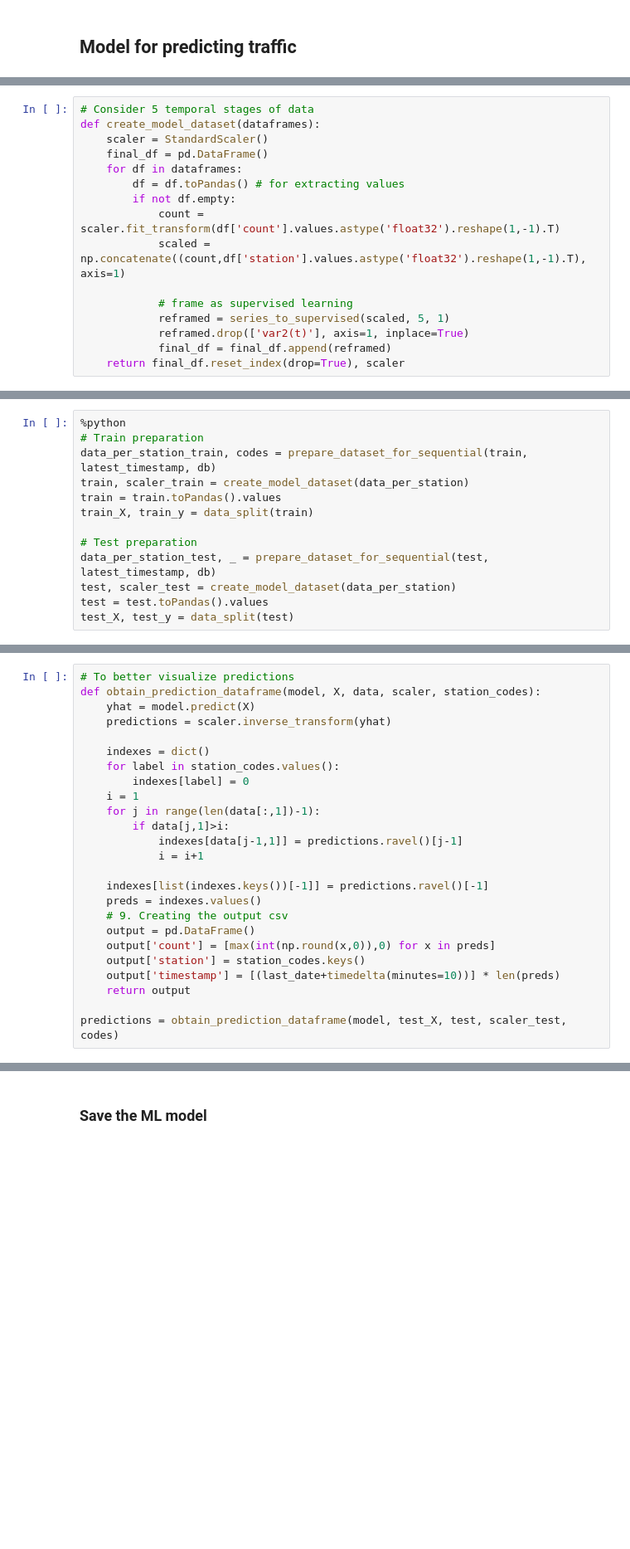
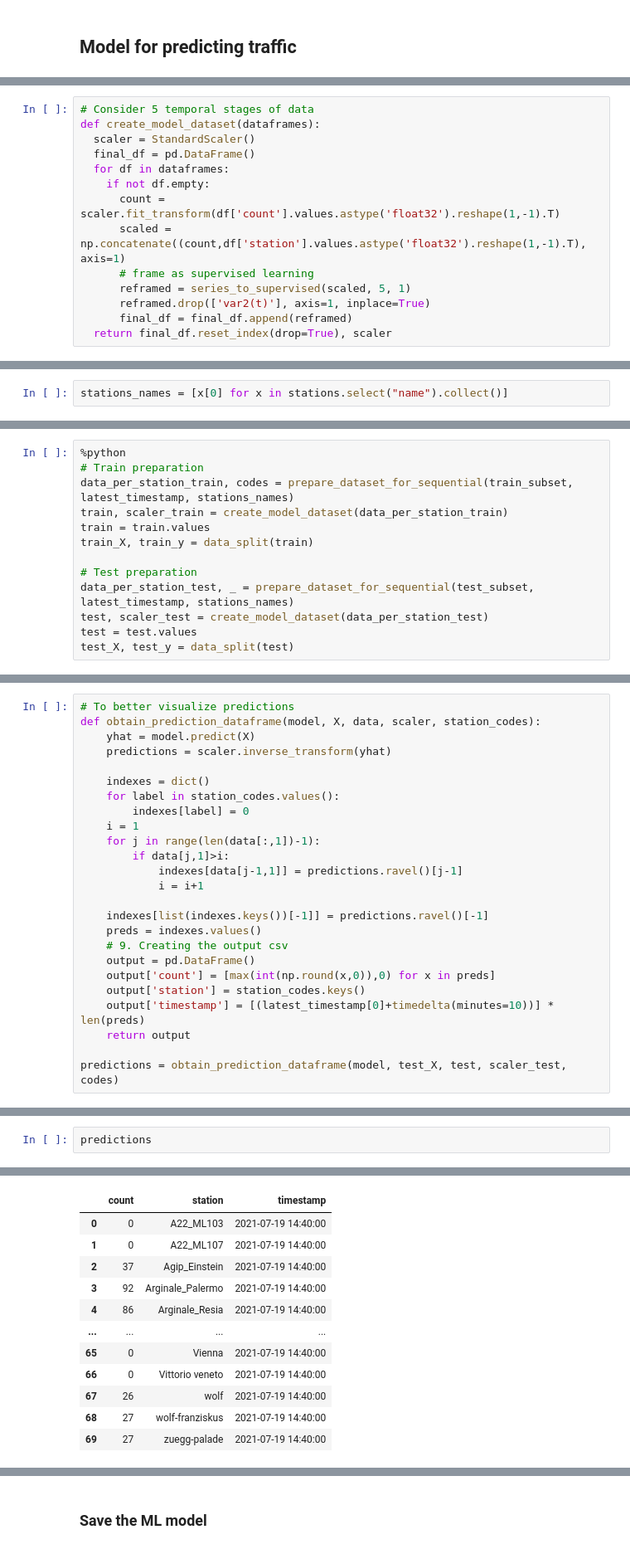
Before and after one commit to auroramariatumminello/Traffic-Project, a Jupyter notebook: py/Traffic-Bolzano.ipynb, the cells around one changed output, grey strips where cells are left out. Shown at 83% size. Drawn from its saved outputs; the diff is of its cells as text; blank space fills up the shorter version.

```diff
--- a/py/Traffic-Bolzano.ipynb
+++ b/py/Traffic-Bolzano.ipynb
@@ -131,16 +124,14 @@ def prepare_dataset_for_sequential(dataframe, last_date, stations):
 # %%
 # Consider 5 temporal stages of data
 def create_model_dataset(dataframes):
-	scaler = StandardScaler()
-	final_df = pd.DataFrame()
-	for df in dataframes:
-        df = df.toPandas() # for extracting values
-		if not df.empty:
-			count = scaler.fit_transform(df['count'].values.astype('float32').reshape(1,-1).T)
-			scaled = np.concatenate((count,df['station'].values.astype('float32').reshape(1,-1).T), axis=1)
-
-   			# frame as supervised learning
-			reframed = series_to_supervised(scaled, 5, 1)
-			reframed.drop(['var2(t)'], axis=1, inplace=True)
-			final_df = final_df.append(reframed)
-	return final_df.reset_index(drop=True), scaler
+  scaler = StandardScaler()
+  final_df = pd.DataFrame()
+  for df in dataframes:
+    if not df.empty:
+      count = scaler.fit_transform(df['count'].values.astype('float32').reshape(1,-1).T)
+      scaled = np.concatenate((count,df['station'].values.astype('float32').reshape(1,-1).T), axis=1)
+      # frame as supervised learning
+      reframed = series_to_supervised(scaled, 5, 1)
+      reframed.drop(['var2(t)'], axis=1, inplace=True)
+      final_df = final_df.append(reframed)
+  return final_df.reset_index(drop=True), scaler
@@ -178,0 +174,2 @@ def data_split(data):
+# %%
+stations_names = [x[0] for x in stations.select("name").collect()]
@@ -179,15 +178,15 @@ def data_split(data):
 # %%
 %python
 # Train preparation
-data_per_station_train, codes = prepare_dataset_for_sequential(train, latest_timestamp, db)
-train, scaler_train = create_model_dataset(data_per_station)
-train = train.toPandas().values
+data_per_station_train, codes = prepare_dataset_for_sequential(train_subset, latest_timestamp, stations_names)
+train, scaler_train = create_model_dataset(data_per_station_train)
+train = train.values
 train_X, train_y = data_split(train)
 
 # Test preparation
-data_per_station_test, _ = prepare_dataset_for_sequential(test, latest_timestamp, db)
-test, scaler_test = create_model_dataset(data_per_station)
-test = test.toPandas().values
+data_per_station_test, _ = prepare_dataset_for_sequential(test_subset, latest_timestamp, stations_names)
+test, scaler_test = create_model_dataset(data_per_station_test)
+test = test.values
 test_X, test_y = data_split(test)
 # %% [output]
 [interactive output not drawn]
@@ -229,9 +233,12 @@ def obtain_prediction_dataframe(model, X, data, scaler, station_codes):
     output = pd.DataFrame()
     output['count'] = [max(int(np.round(x,0)),0) for x in preds]
     output['station'] = station_codes.keys()
-    output['timestamp'] = [(last_date+timedelta(minutes=10))] * len(preds)
+    output['timestamp'] = [(latest_timestamp[0]+timedelta(minutes=10))] * len(preds)
     return output
 
 predictions = obtain_prediction_dataframe(model, test_X, test, scaler_test, codes)
 # %% [output]
 [interactive output not drawn]
+# %%
+predictions
+# %% [output]
@@ -237,0 +246,12 @@ predictions = obtain_prediction_dataframe(model, test_X, test, scaler_test, code
+|  | count | station | timestamp |
+| 0 | 0 | A22_ML103 | 2021-07-19 14:40:00 |
+| 1 | 0 | A22_ML107 | 2021-07-19 14:40:00 |
+| 2 | 37 | Agip_Einstein | 2021-07-19 14:40:00 |
+| 3 | 92 | Arginale_Palermo | 2021-07-19 14:40:00 |
+| 4 | 86 | Arginale_Resia | 2021-07-19 14:40:00 |
+| ... | ... | ... | ... |
+| 65 | 0 | Vienna | 2021-07-19 14:40:00 |
+| 66 | 0 | Vittorio veneto | 2021-07-19 14:40:00 |
+| 67 | 26 | wolf | 2021-07-19 14:40:00 |
+| 68 | 27 | wolf-franziskus | 2021-07-19 14:40:00 |
+| 69 | 27 | zuegg-palade | 2021-07-19 14:40:00 |
```
Also changed, not shown: parts of 9 cells of this notebook, 10 other files.
